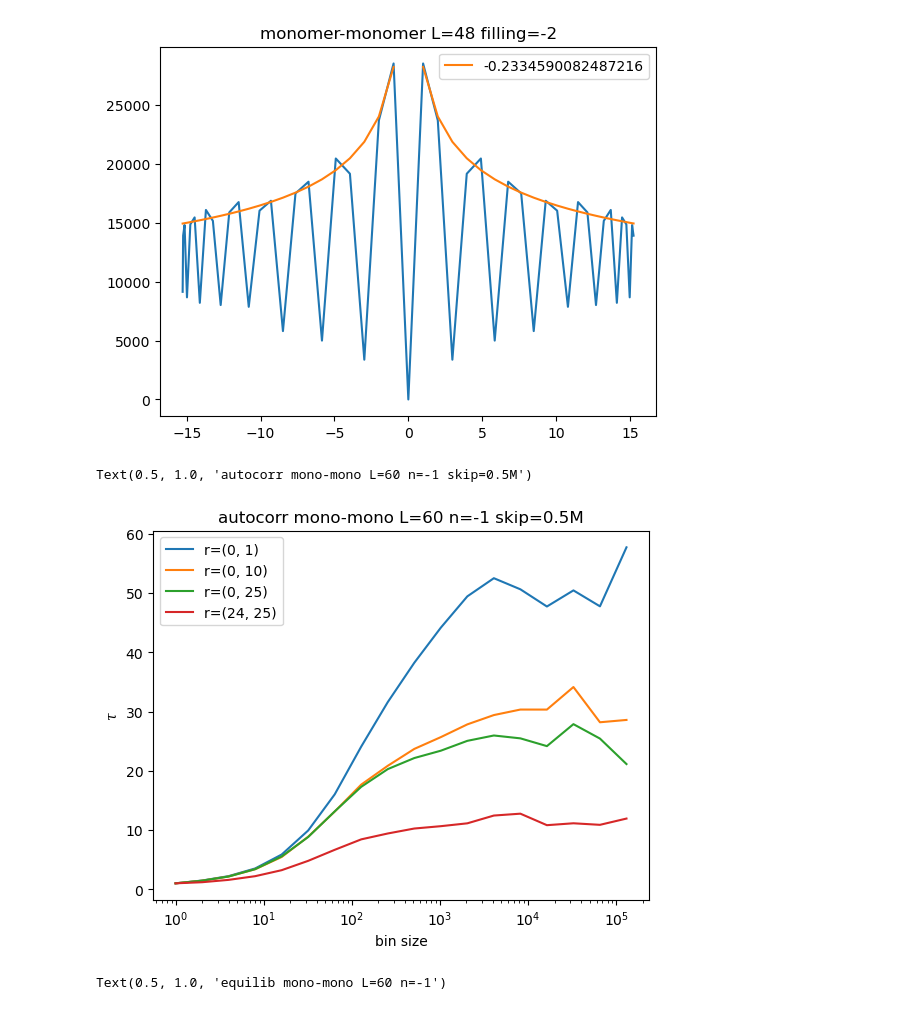
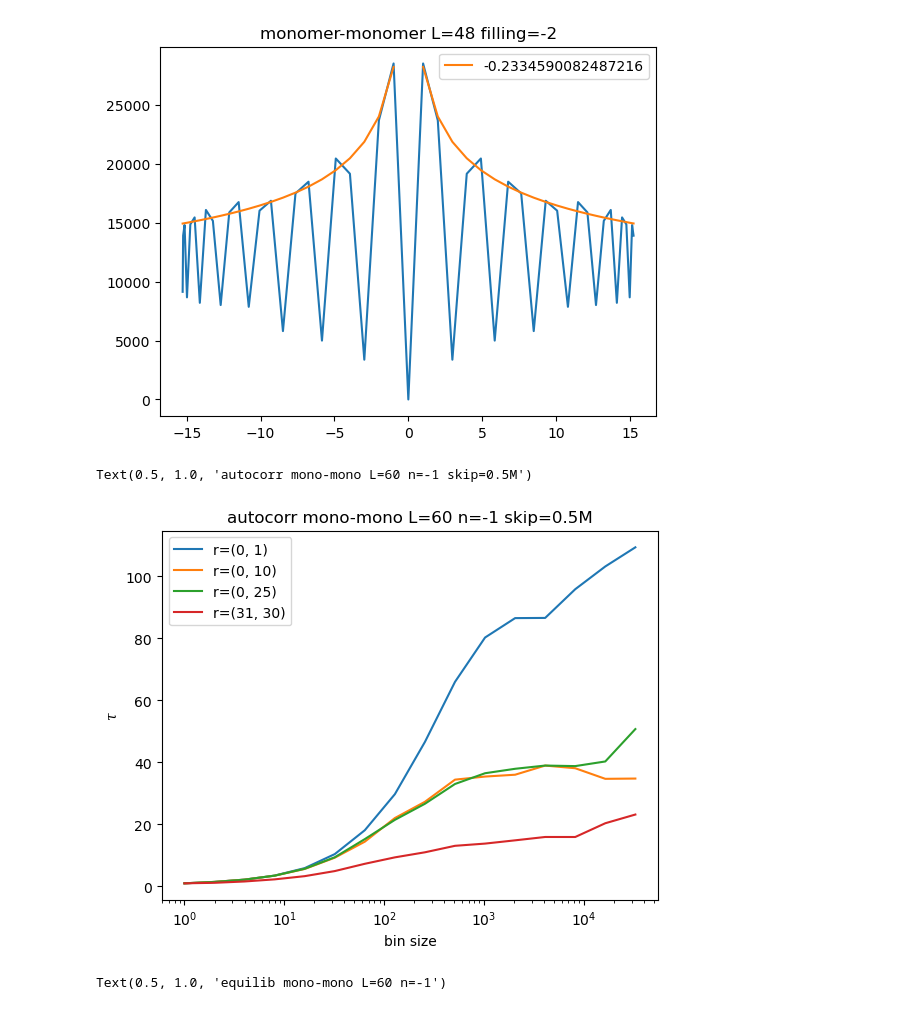
Before and after one commit to KimGroup/trimer-tbg, a Jupyter notebook: mc/pocket.ipynb, the cells around one changed output. Saved outputs shown, nothing was run; the diff lists cells and outputs as text; code cells hidden in the pictures.

```diff
--- a/mc/pocket.ipynb
+++ b/mc/pocket.ipynb
@@ -23,12 +28,17 @@ def read_trimers_line(f, l, stride=1):
     with open(f, "r") as f:
         for index, l in enumerate(f):
             if index % stride == 0:
-                yield [[int(i) for i in x[1:-1].split(",")] for x in l[:-1].split(" ") if x != ""]
+                pos = []
+                for entry in l[:-1].split(" "):
+                    if entry == "": continue
+                    tokens = entry[1:-1].split(",")
+                    pos.append((int(tokens[0]), int(tokens[1]), int(tokens[2])))
+                yield pos
 
-def read_monomers_line(f, l, stride=1):
+def read_monomers_line(f, l, stride=1, skip=0):
     with open(f, "r") as f:
         for index, l in enumerate(f):
-            if index % stride == 0:
+            if index % stride == 0 and index >= skip:
                 yield [[int(i) for i in x[1:-1].split(",")] for x in l[:-1].split(" ") if x != ""]
 
 def read_mono_di_line(f, l, stride=1):
@@ -42,9 +52,9 @@ def read_mono_di_line(f, l, stride=1):
             print(index, l)
             raise
 
-def read_monomers_r(f, l, rs, stride=1):
+def read_monomers_r(f, l, rs, stride=1, skip=0):
     vals = {x: [] for x in rs}
-    for pos in read_monomers_line(f, l, stride):
+    for pos in read_monomers_line(f, l, stride=stride, skip=skip):
         acc = {x: 0 for x in rs}
         for i in range(len(pos)):
             for j in range(len(pos)):
@@ -128,7 +138,7 @@ def autocorr(vals, label=None):
     xs = [1]
     ys = [bvar]
 
-    while len(vals) > 32:
+    while len(vals) > 65:
         N = 2*(len(vals)//2)
         vals = (vals[:N:2] + vals[1:N:2])/2
 
@@ -465,19 +634,19 @@ plt.title("monomer-monomer L=48 filling=-2")
 Text(0.5, 1.0, 'monomer-monomer L=48 filling=-2')
 [figure]
 # %%
-p1 = read_monomers_r(f"data/60x60-3-3000000-monomers.dat", 60, [(0, 1), (0, 10), (0, 25), (24, 25)])
+p1 = read_monomers_r(f"data/96x96-3-50000000-monomers.dat", 96, [(0, 1), (0, 10), (0, 25), (31, 30)])
 # %%
 skip = 500000
 autocorr(p1[(0, 1)][skip:], "r=(0, 1)")
 autocorr(p1[(0, 10)][skip:], "r=(0, 10)")
 autocorr(p1[(0, 25)][skip:], "r=(0, 25)")
-autocorr(p1[(24, 25)][skip:], "r=(24, 25)")
+autocorr(p1[(31, 30)][skip:], "r=(31, 30)")
 plt.legend()
 plt.xscale("log")
 plt.title("autocorr mono-mono L=60 n=-1 skip=0.5M")
 # %% [output]
 Text(0.5, 1.0, 'autocorr mono-mono L=60 n=-1 skip=0.5M')
-[figure, old version]
+[figure, new version]
 # %%
 n = 30000
 rng = np.arange(len(p1[(0, 1)])//n) * n
```
Also changed, not shown: parts of 29 cells of this notebook, 2 other files.
